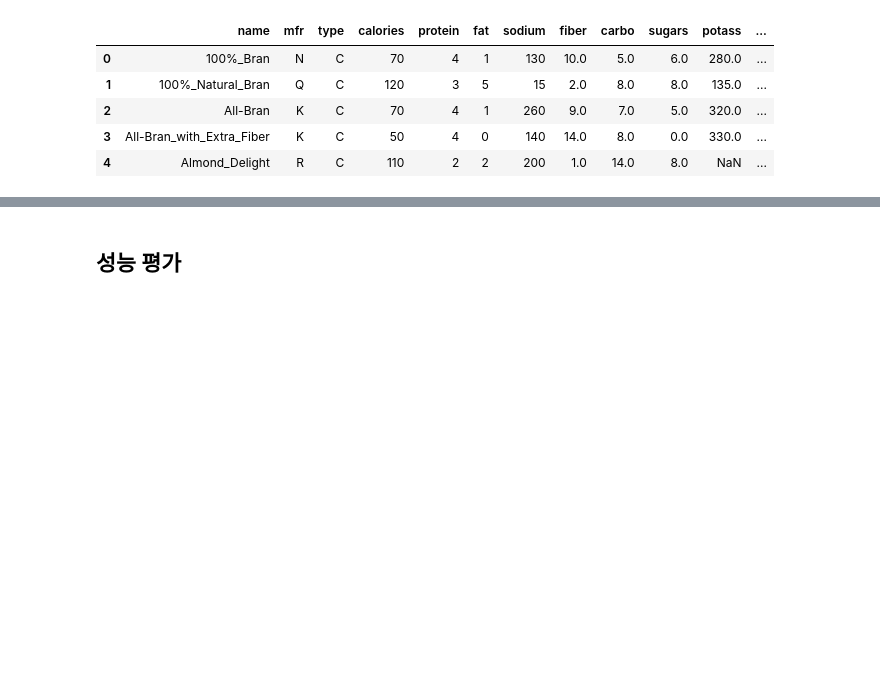
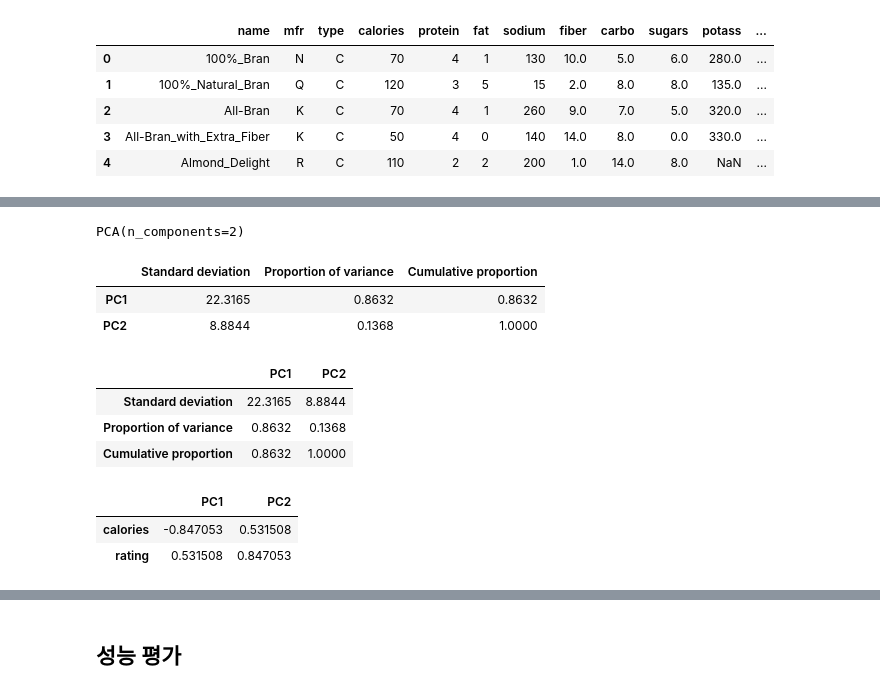
Before and after one commit to JunheeChoi/dm_class, a Jupyter notebook: DM_class_04-mid.ipynb, the cells around one changed output, grey strips where cells are left out. Drawn from its saved outputs; the diff is of its cells as text; code cells hidden in the pictures; blank space fills up the shorter version.

```diff
--- a/DM_class_04-mid.ipynb
+++ b/DM_class_04-mid.ipynb
@@ -280,0 +265,40 @@ plt.show()
+# %%
+pcs = PCA(n_components=2)
+pcs.fit(cereals_df[['calories', 'rating']])
+# %% [output]
+PCA(n_components=2)
+# %%
+# 구성 요소의 중요성은 설명된 분산을 사용하여 평가할 수 있음
+pcsSummary = pd.DataFrame({'Standard deviation': np.sqrt(pcs.explained_variance_),
+                           'Proportion of variance': pcs.explained_variance_ratio_,
+                           'Cumulative proportion': np.cumsum(pcs.explained_variance_ratio_)})
+pcsSummary
+pcsSummary.index = ['PC1', 'PC2']
+pcsSummary.round(4)
+# %% [output]
+|  | Standard deviation | Proportion of variance | Cumulative proportion |
+| PC1 | 22.3165 | 0.8632 | 0.8632 |
+| PC2 | 8.8844 | 0.1368 | 1.0000 |
+# %%
+# 구성 요소의 중요성은 설명된 분산을 사용하여 평가할 수 있음
+pcsSummary = pd.DataFrame({'Standard deviation': np.sqrt(pcs.explained_variance_),
+                           'Proportion of variance': pcs.explained_variance_ratio_,
+                           'Cumulative proportion': np.cumsum(pcs.explained_variance_ratio_)})
+pcsSummary = pcsSummary.transpose()
+pcsSummary.columns = ['PC1', 'PC2']
+pcsSummary.round(4)
+# %% [output]
+|  | PC1 | PC2 |
+| Standard deviation | 22.3165 | 8.8844 |
+| Proportion of variance | 0.8632 | 0.1368 |
+| Cumulative proportion | 0.8632 | 1.0000 |
+# %%
+# pcs의 components_ 필드는 개별 구성 요소를 제공함
+# 이 행렬의 열은 주성분 PC1, PC2로 정의할 수 있음. 행은 입력 행렬. 칼로리 및 등급에서 찾은 변수
+pcsComponents_df = pd.DataFrame(pcs.components_.transpose(), columns = ['PC1', 'PC2'],
+                                index = ['calories', 'rating'])
+pcsComponents_df
+# %% [output]
+|  | PC1 | PC2 |
+| calories | -0.847053 | 0.531508 |
+| rating | 0.531508 | 0.847053 |
```
Also changed, not shown: parts of 8 cells of this notebook.
